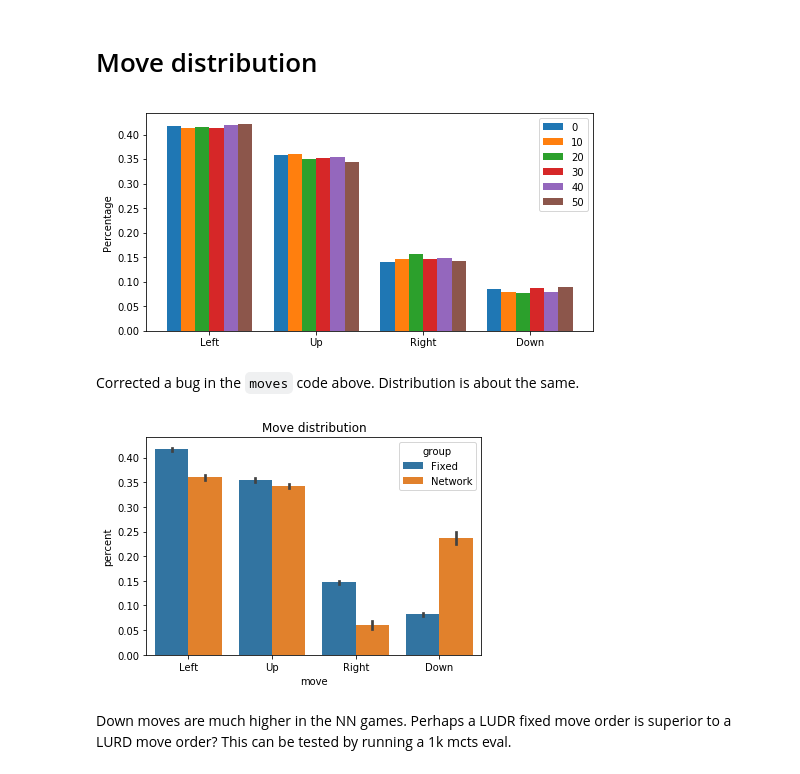
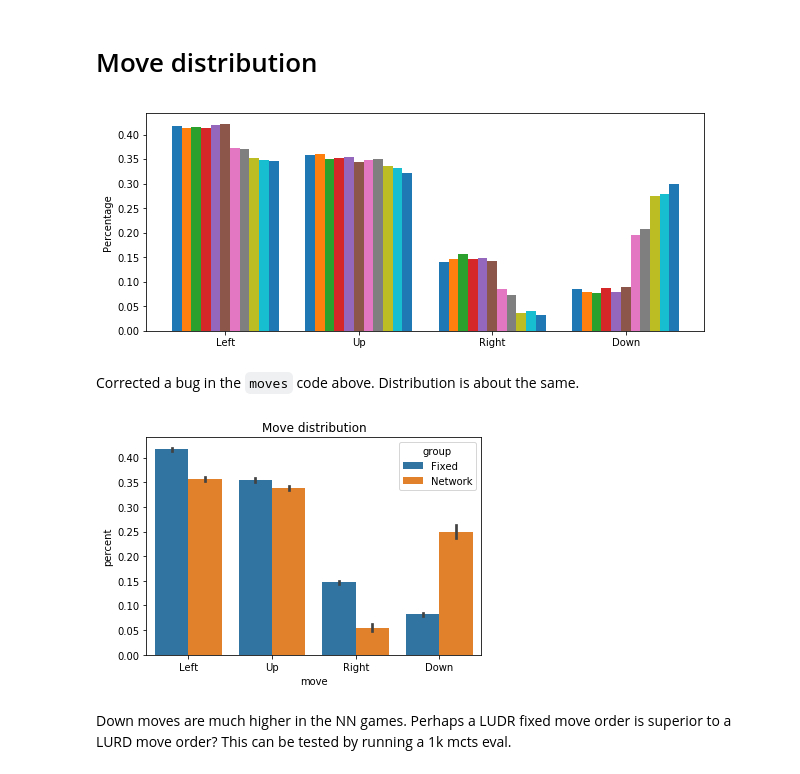
Before and after one commit to fqjin/2048NN, a Jupyter notebook: progress.ipynb, the cells around one changed output. Cells and saved outputs as stored; diff of their text form; code cells hidden in the pictures.

```diff
--- a/progress.ipynb
+++ b/progress.ipynb
@@ -14,6 +15,7 @@ os.chdir('selfplay')
 indices = []
 moves = []
 scores = []
+tiles = []
 i = 0
 while True:
     try:
@@ -21,6 +23,7 @@ while True:
         indices.append(i)
         moves.append(len(x['moves']))
         scores.append(x['score'])
+        tiles.append(np.amax(x['boards'][-1]))
         i += 1
     except FileNotFoundError:
         print('Got {} games'.format(i))
@@ -92,21 +101,21 @@ Games played with the neural network (#60 and above) have statistically higher s
 # Move distribution
 # %%
 moves = []
-for i in range(0, 60, 10):
+for i in range(0, len(indices)-len(indices)%10, 10):
     m = []
     for j in range(i, i+10):
         x = np.load(str(j).zfill(5)+'.npz')
         m.extend(x['moves'])
     moves.append(m)
 # %%
-plt.figure(figsize=(8, 4))
+plt.figure(figsize=(10, 4))
 plt.hist(moves, np.arange(5)-0.5, density=True)
 plt.xticks(np.arange(4), ['Left', 'Up', 'Right', 'Down'])
-plt.legend([str(i) for i in range(0, len(indices), 10)])
+# plt.legend([str(i) for i in range(0, len(indices), 10)])
 plt.ylabel('Percentage')
 plt.show()
 # %% [output]
-[figure, old version]
+[figure, new version]
 # %% [markdown]
 Corrected a bug in the `moves` code above. Distribution is about the same.
 # %%
@@ -132,6 +141,6 @@ ax = sns.barplot(x='move', y='percent', hue='group', data=moves)
 ax.set_title('Move distribution')
 plt.show()
 # %% [output]
-[figure, old version]
+[figure, new version]
 # %% [markdown]
 Down moves are much higher in the NN games. Perhaps a LUDR fixed move order is superior to a LURD move order? This can be tested by running a 1k mcts eval.
```
Also changed, not shown: parts of 8 cells of this notebook, 13 other files.
